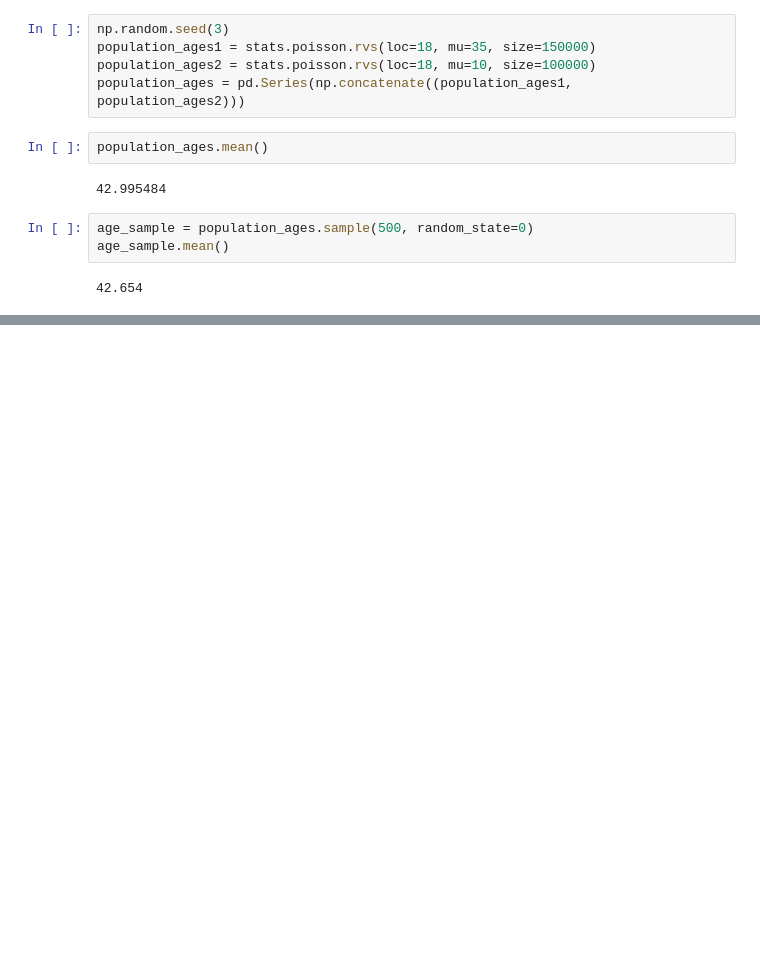
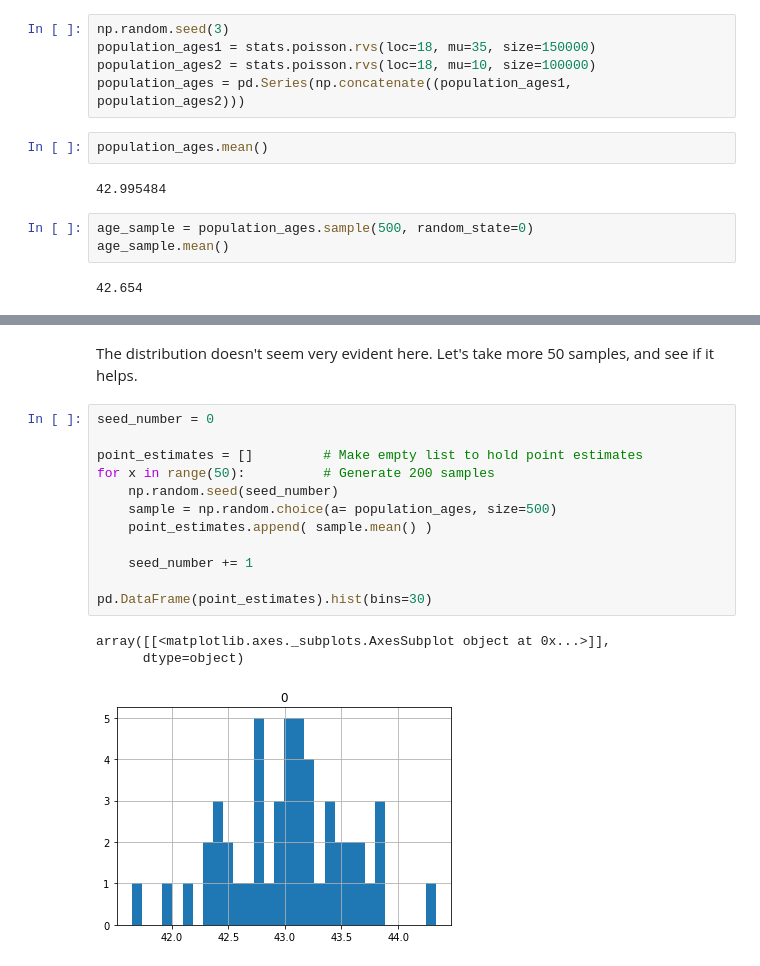
Before and after one commit to LDSSA/bootcamp, a Jupyter notebook: units/SLU7_Advanced_Statistics/Learning notebook - SLU07 (Advanced Statistics).ipynb, the cells around one changed output, grey strips where cells are left out. Cells and saved outputs as stored; diff of their text form; blank space fills up the shorter version.

```diff
--- a/units/SLU7_Advanced_Statistics/Learning notebook - SLU07 (Advanced Statistics).ipynb
+++ b/units/SLU7_Advanced_Statistics/Learning notebook - SLU07 (Advanced Statistics).ipynb
@@ -335,0 +323,18 @@ TODO: Brief description of the method, but more of a warning regarding common pi
+# %% [markdown]
+The distribution doesn't seem very evident here. Let's take more 50 samples, and see if it helps.
+# %%
+seed_number = 0
+
+point_estimates = []         # Make empty list to hold point estimates
+for x in range(50):          # Generate 200 samples
+    np.random.seed(seed_number)
+    sample = np.random.choice(a= population_ages, size=500)
+    point_estimates.append( sample.mean() )
+
+    seed_number += 1
+
+pd.DataFrame(point_estimates).hist(bins=30)
+# %% [output]
+array([[<matplotlib.axes._subplots.AxesSubplot object at 0x...>]],
+      dtype=object)
+[figure, added]
```
Also changed, not shown: parts of 61 cells of this notebook, 1 other file.
